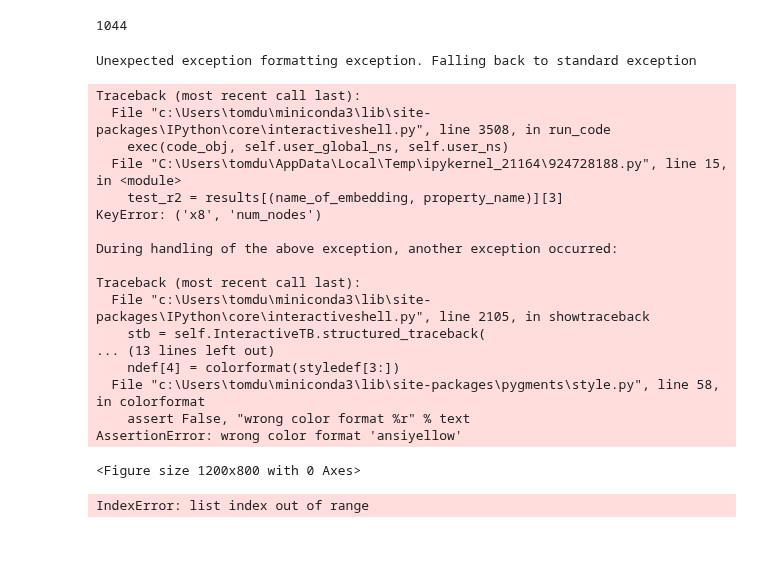
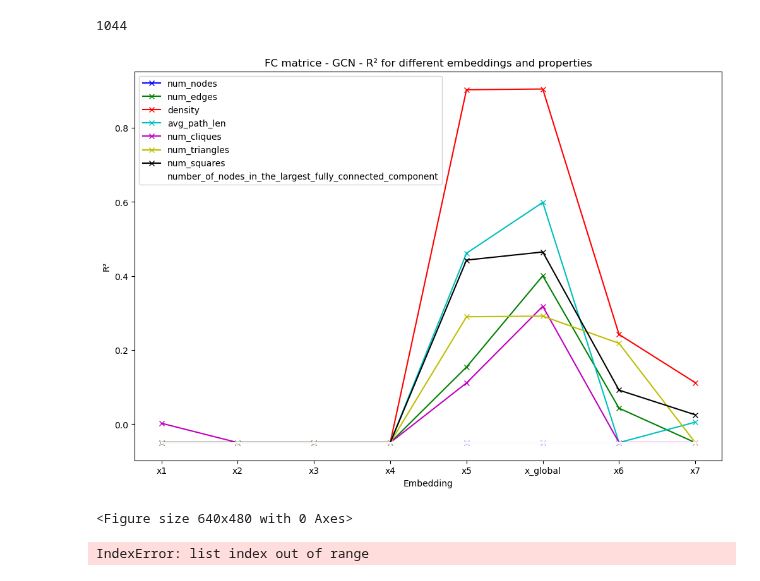
Before and after one commit to TomPelletreauDuris/Probing-GNN-representations, a Jupyter notebook: FC_probing_GIN.ipynb, the cells around one changed output. Drawn from its saved outputs; the diff is of its cells as text; code cells hidden in the pictures; blank space fills up the shorter version.

```diff
--- a/FC_probing_GIN.ipynb
+++ b/FC_probing_GIN.ipynb
@@ -338,7 +338,7 @@ test_y = torch.tensor(test_properties, dtype=torch.float32)
 
 # Train and evaluate a model for each graph property and each embedding
 property_names = ['num_nodes', 'num_edges', 'density', 'avg_path_len', 'num_cliques', 'num_triangles', 'num_squares', 'number_of_nodes_in_the_largest_fully_connected_component', 'small_world']
-embeddings = [(train_x, test_x), (train_x2, test_x2), (train_x3, test_x3), (train_x4, test_x4), (train_x5, test_x5), (train_x_global, test_x_global), (train_x6, test_x6), (train_x7, test_x7), (train_x8, test_x8)]
+embeddings = [(train_x, test_x), (train_x2, test_x2), (train_x3, test_x3), (train_x4, test_x4), (train_x5, test_x5), (train_x_global, test_x_global), (train_x6, test_x6), (train_x7, test_x7)]#, (train_x8, test_x8)]
 embeddings_names = ['x1', 'x2', 'x3', 'x4', 'x5', 'x_global',  'x6', 'x7', 'x8']
 # %%
 #create a dictionary where we will sotre the results for each embeddings, each property
@@ -406,55 +406,38 @@ with open("results/"+DATASET+"_"+MODEL+"_results.pkl", "rb") as f:
 import matplotlib.pyplot as plt
 
 # Assuming results, embeddings, and other necessary variables are defined as in your context
-# property_names = ['num_nodes', 'num_edges', 'density', 'avg_path_len', 'num_cliques', 'num_triangles', 'num_squares', 'number_of_nodes_in_the_largest_fully_connected_component', 'small_world']
-# embeddings_names = ['x1', 'x2', 'x3', 'x4', 'x5', 'x_global', 'x6', 'x7', 'x8']
+property_names = ['num_nodes', 'num_edges', 'density', 'avg_path_len', 'num_cliques', 'num_triangles', 'num_squares', 'number_of_nodes_in_the_largest_fully_connected_component']#, 'small_world']
+embeddings_names = ['x1', 'x2', 'x3', 'x4', 'x5', 'x_global', 'x6', 'x7']#, 'x8']
 colors = ['b', 'g', 'r', 'c', 'm', 'y', 'k', 'w', 'orange', 'purple']
 
 plt.figure(figsize=(12, 8))
 
 for i, property_name in enumerate(property_names):
     x_points = []
     y_points = []
     for j, embedding in enumerate(embeddings):
         name_of_embedding = embeddings_names[j]
         test_r2 = results[(name_of_embedding, property_name)][3]
         if test_r2 < -0.05:  # Handle negative R² values
             test_r2 = -0.05
         x_points.append(j)
         y_points.append(test_r2)
 
     # Plotting the line for the current property
     plt.plot(x_points, y_points, label=property_name, color=colors[i], marker='x')
 
 plt.xticks(range(len(embeddings)), embeddings_names)
 plt.xlabel('Embedding')
 plt.ylabel('R²')
 plt.legend()
 plt.title('FC matrice - GCN - R² for different embeddings and properties')
 plt.show()
 
 #save the plot
 plt.savefig("results/"+DATASET+"_"+MODEL+"test_R2_plot.png")
 # %% [output]
+[figure, added]
-Unexpected exception formatting exception. Falling back to standard exception
+<Figure size 640x480 with 0 Axes>
-Traceback (most recent call last):
-  File "c:\Users\tomdu\miniconda3\lib\site-packages\IPython\core\interactiveshell.py", line 3508, in run_code
-    exec(code_obj, self.user_global_ns, self.user_ns)
-  File "C:\Users\tomdu\AppData\Local\Temp\ipykernel_21164\924728188.py", line 15, in <module>
-    test_r2 = results[(name_of_embedding, property_name)][3]
-KeyError: ('x8', 'num_nodes')
-
-During handling of the above exception, another exception occurred:
-
-Traceback (most recent call last):
-  File "c:\Users\tomdu\miniconda3\lib\site-packages\IPython\core\interactiveshell.py", line 2105, in showtraceback
-    stb = self.InteractiveTB.structured_traceback(
-... (13 lines left out)
-    ndef[4] = colorformat(styledef[3:])
-  File "c:\Users\tomdu\miniconda3\lib\site-packages\pygments\style.py", line 58, in colorformat
-    assert False, "wrong color format %r" % text
-AssertionError: wrong color format 'ansiyellow'
-<Figure size 1200x800 with 0 Axes>
 # %%
 import matplotlib.pyplot as plt
 
```
Also changed, not shown: 24 other files.
